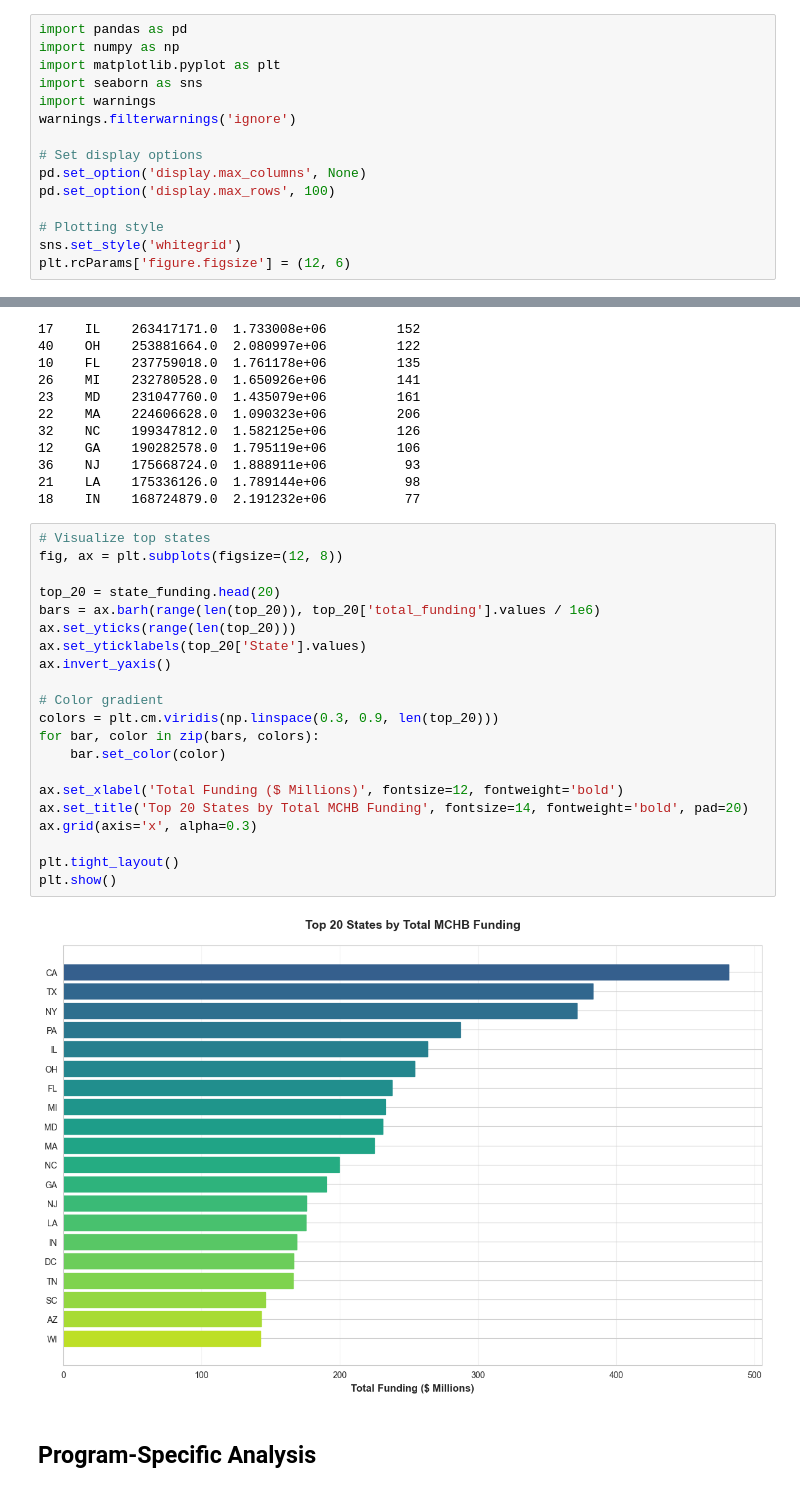
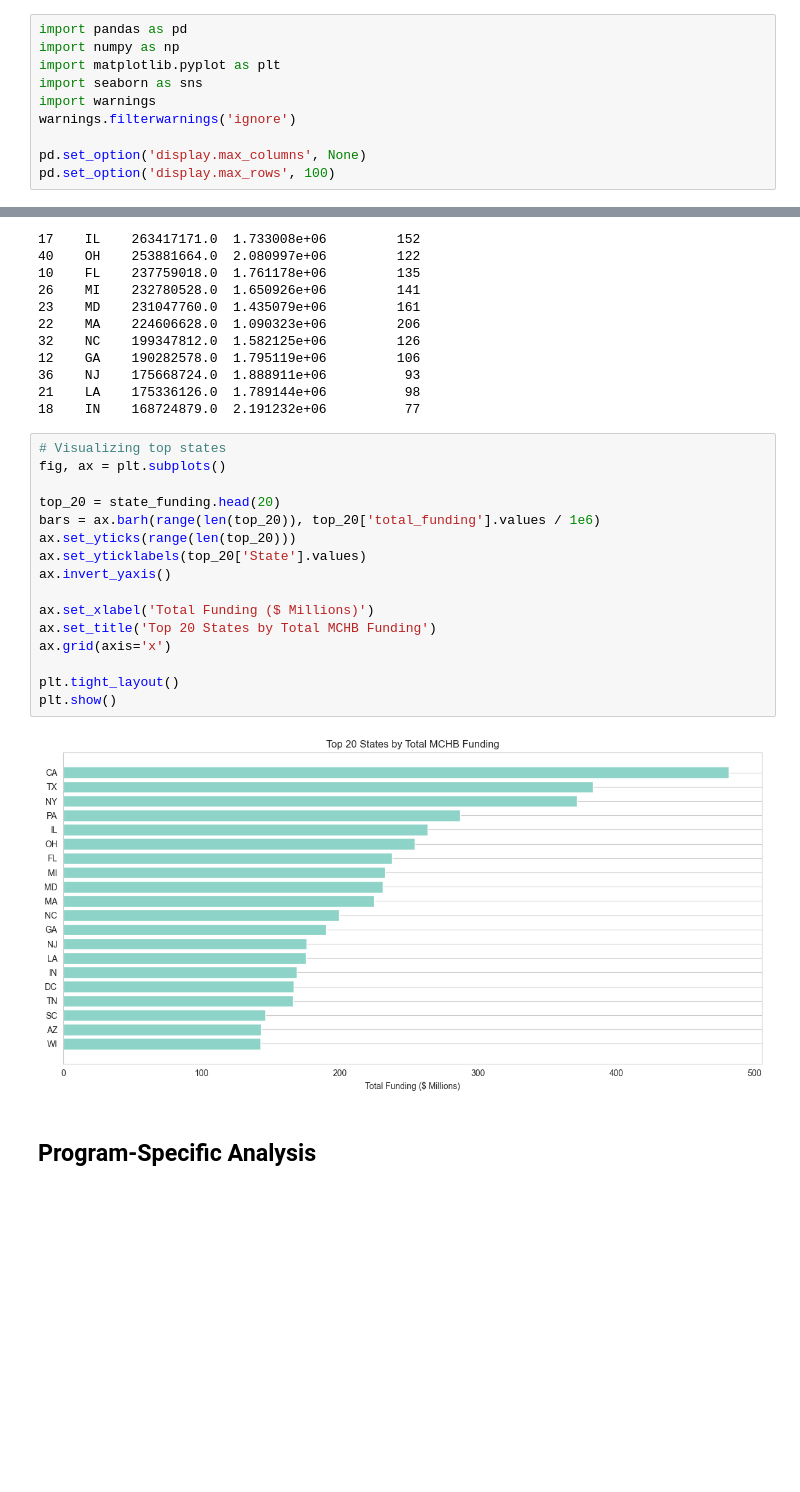
Before and after one commit to anushkaa026/maternal-child-health-equity, a Jupyter notebook: notebooks/01_data_exploration.ipynb, the cells around one changed output, grey strips where cells are left out. Drawn from its saved outputs; the diff is of its cells as text; blank space fills up the shorter version.

```diff
--- a/notebooks/01_data_exploration.ipynb
+++ b/notebooks/01_data_exploration.ipynb
@@ -16,11 +8,6 @@ import seaborn as sns
 import warnings
 warnings.filterwarnings('ignore')
 
-# Set display options
 pd.set_option('display.max_columns', None)
 pd.set_option('display.max_rows', 100)
-
-# Plotting style
-sns.set_style('whitegrid')
-plt.rcParams['figure.figsize'] = (12, 6)
 # %% [markdown]
@@ -295,28 +279,23 @@ Top 15 states by total funding:
 21    LA    175336126.0  1.789144e+06          98
 18    IN    168724879.0  2.191232e+06          77
 # %%
-# Visualize top states
-fig, ax = plt.subplots(figsize=(12, 8))
+# Visualizing top states
+fig, ax = plt.subplots()
 
 top_20 = state_funding.head(20)
 bars = ax.barh(range(len(top_20)), top_20['total_funding'].values / 1e6)
 ax.set_yticks(range(len(top_20)))
 ax.set_yticklabels(top_20['State'].values)
 ax.invert_yaxis()
 
-# Color gradient
-colors = plt.cm.viridis(np.linspace(0.3, 0.9, len(top_20)))
-for bar, color in zip(bars, colors):
-    bar.set_color(color)
-
-ax.set_xlabel('Total Funding ($ Millions)', fontsize=12, fontweight='bold')
-ax.set_title('Top 20 States by Total MCHB Funding', fontsize=14, fontweight='bold', pad=20)
-ax.grid(axis='x', alpha=0.3)
+ax.set_xlabel('Total Funding ($ Millions)')
+ax.set_title('Top 20 States by Total MCHB Funding')
+ax.grid(axis='x')
 
 plt.tight_layout()
 plt.show()
 # %% [output]
-[figure, old version]
+[figure, new version]
 # %% [markdown]
 ## Program-Specific Analysis
 # %%
```
Also changed, not shown: parts of 23 cells of this notebook, 1 other file.
